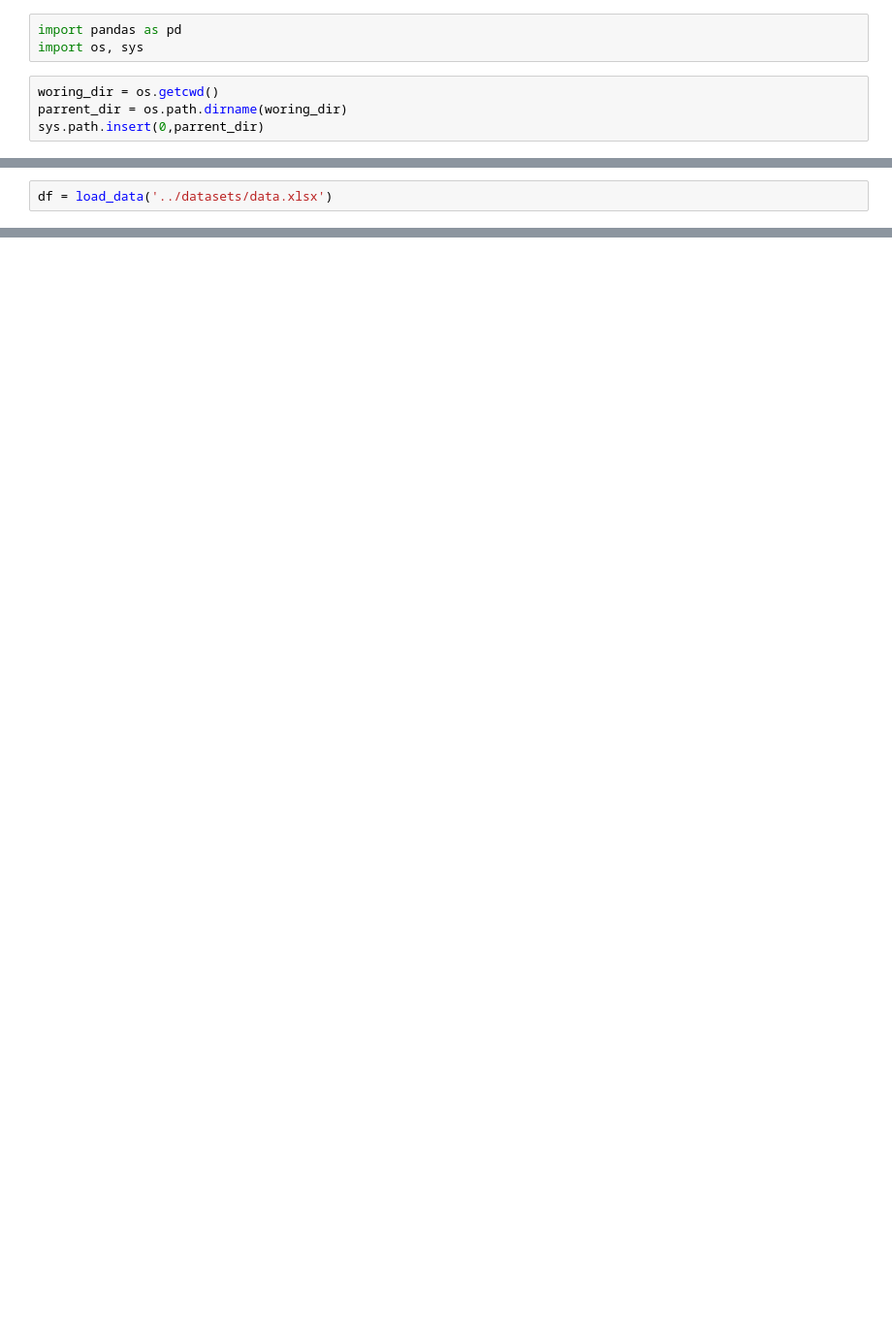
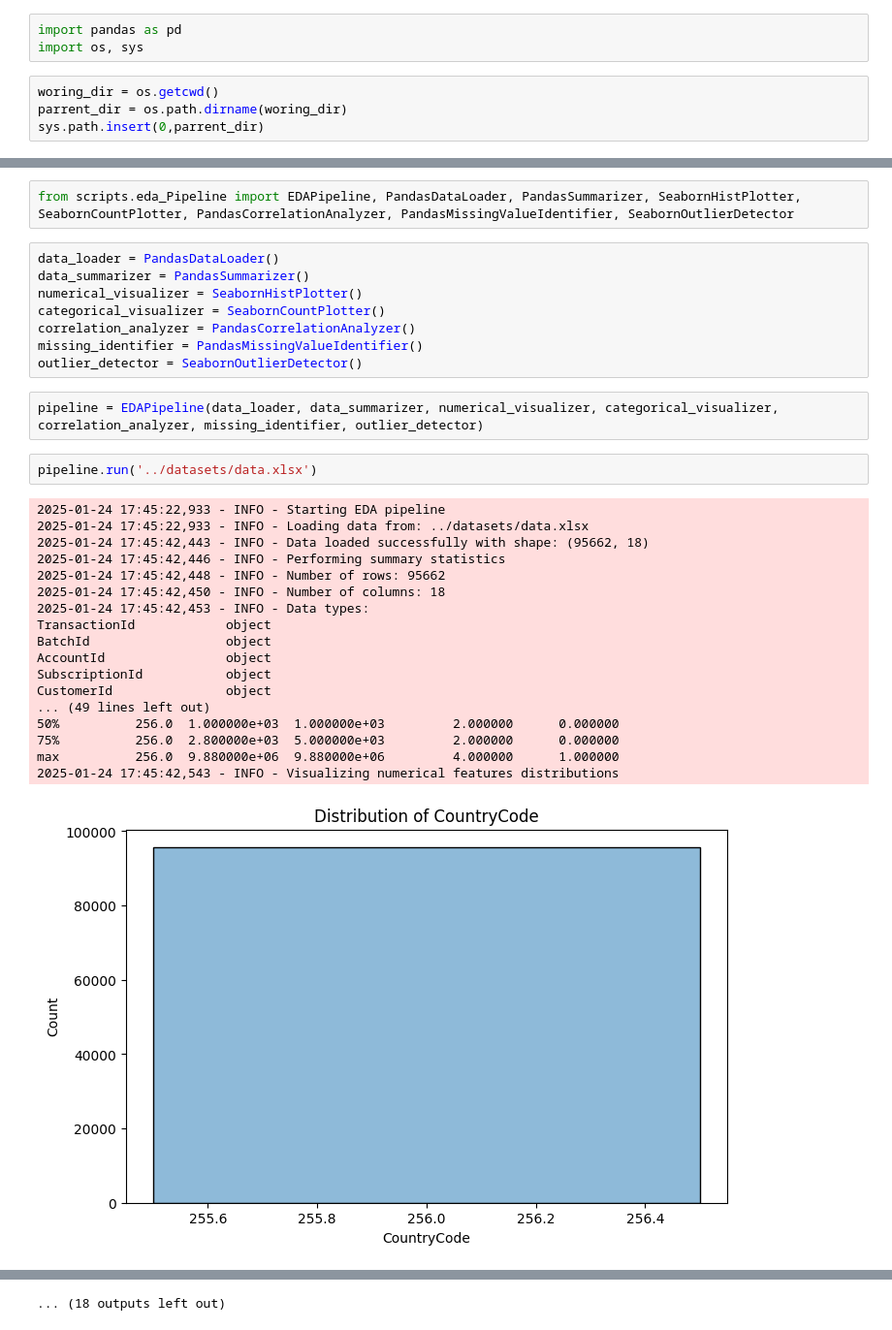
Before and after one commit to abrehamashebir/Bati-bank-credit-scoring, a Jupyter notebook: notebook/credit_scoring.ipynb, the cells around one changed output, grey strips where cells are left out. Shown at 97% size. Drawn from its saved outputs; the diff is of its cells as text; blank space fills up the shorter version.

Commit message:
Visualizing credit data

```diff
--- a/notebook/credit_scoring.ipynb
+++ b/notebook/credit_scoring.ipynb
@@ -10,2 +12,33 @@ from scripts.load_data import load_data
+# %%
+from scripts.eda_Pipeline import EDAPipeline, PandasDataLoader, PandasSummarizer, SeabornHistPlotter, SeabornCountPlotter, PandasCorrelationAnalyzer, PandasMissingValueIdentifier, SeabornOutlierDetector
+# %%
+data_loader = PandasDataLoader()
+data_summarizer = PandasSummarizer()
+numerical_visualizer = SeabornHistPlotter()
+categorical_visualizer = SeabornCountPlotter()
+correlation_analyzer = PandasCorrelationAnalyzer()
+missing_identifier = PandasMissingValueIdentifier()
+outlier_detector = SeabornOutlierDetector()
+# %%
+pipeline = EDAPipeline(data_loader, data_summarizer, numerical_visualizer, categorical_visualizer, correlation_analyzer, missing_identifier, outlier_detector)
 # %%
-df = load_data('../datasets/data.xlsx')
+pipeline.run('../datasets/data.xlsx')
+# %% [output]
+2025-01-24 17:45:22,933 - INFO - Starting EDA pipeline
+2025-01-24 17:45:22,933 - INFO - Loading data from: ../datasets/data.xlsx
+2025-01-24 17:45:42,443 - INFO - Data loaded successfully with shape: (95662, 18)
+2025-01-24 17:45:42,446 - INFO - Performing summary statistics
+2025-01-24 17:45:42,448 - INFO - Number of rows: 95662
+2025-01-24 17:45:42,450 - INFO - Number of columns: 18
+2025-01-24 17:45:42,453 - INFO - Data types:
+TransactionId            object
+BatchId                  object
+AccountId                object
+SubscriptionId           object
+CustomerId               object
+... (49 lines left out)
+50%          256.0  1.000000e+03  1.000000e+03         2.000000      0.000000
+75%          256.0  2.800000e+03  5.000000e+03         2.000000      0.000000
+max          256.0  9.880000e+06  9.880000e+06         4.000000      1.000000
+2025-01-24 17:45:42,543 - INFO - Visualizing numerical features distributions
+[figure, added]
@@ -11,0 +55 @@ df = load_data('../datasets/data.xlsx')
+... (18 outputs left out)
```
Also changed, not shown: parts of 7 cells of this notebook, 1 other file.
